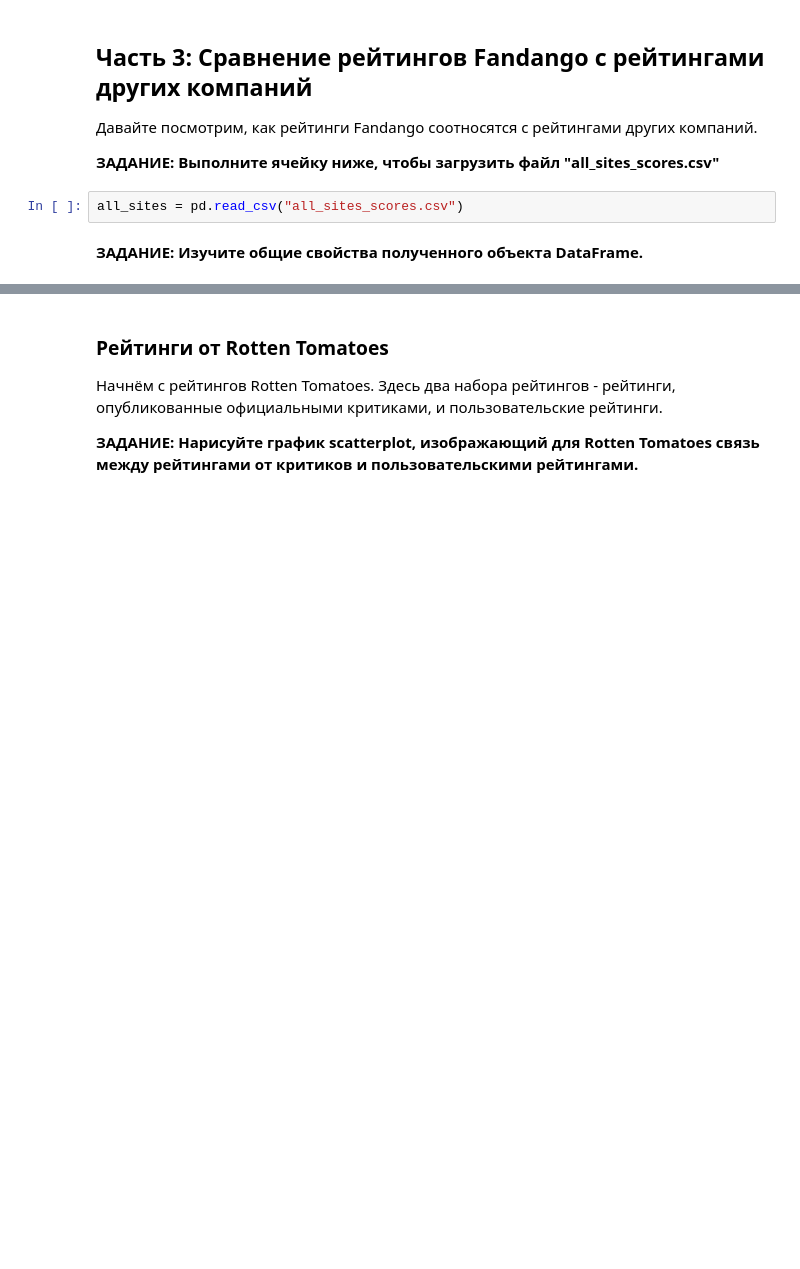
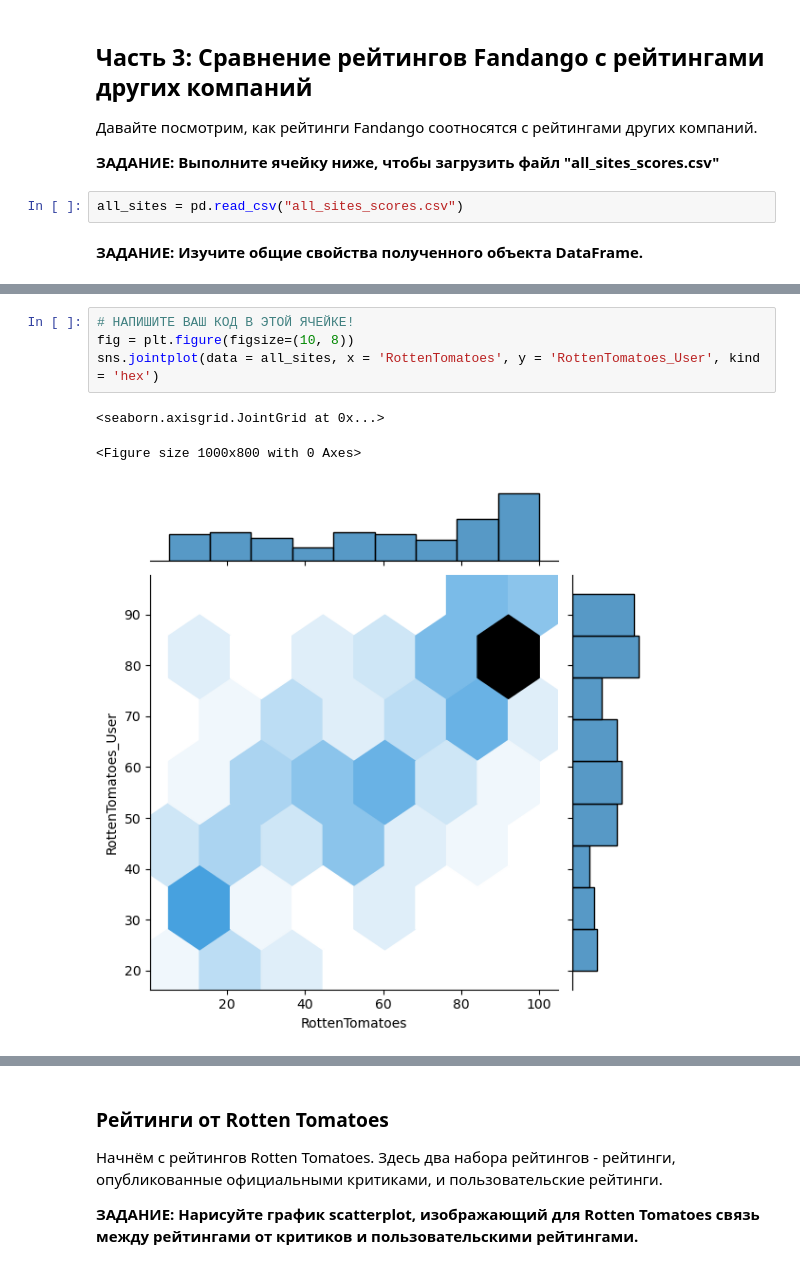
Before and after one commit to Azernem/Data_Science, a Jupyter notebook: NOTEBOOKS/06-Capstone-Project/00-Capstone-Project.ipynb, the cells around one changed output, grey strips where cells are left out. Drawn from its saved outputs; the diff is of its cells as text; blank space fills up the shorter version.

```diff
--- a/NOTEBOOKS/06-Capstone-Project/00-Capstone-Project.ipynb
+++ b/NOTEBOOKS/06-Capstone-Project/00-Capstone-Project.ipynb
@@ -421,0 +401,8 @@ memory usage: 9.2+ KB
+# %%
+# НАПИШИТЕ ВАШ КОД В ЭТОЙ ЯЧЕЙКЕ!
+fig = plt.figure(figsize=(10, 8))
+sns.jointplot(data = all_sites, x = 'RottenTomatoes', y = 'RottenTomatoes_User', kind = 'hex')
+# %% [output]
+<seaborn.axisgrid.JointGrid at 0x...>
+<Figure size 1000x800 with 0 Axes>
+[figure, added]
```
Also changed, not shown: parts of 66 cells of this notebook.
